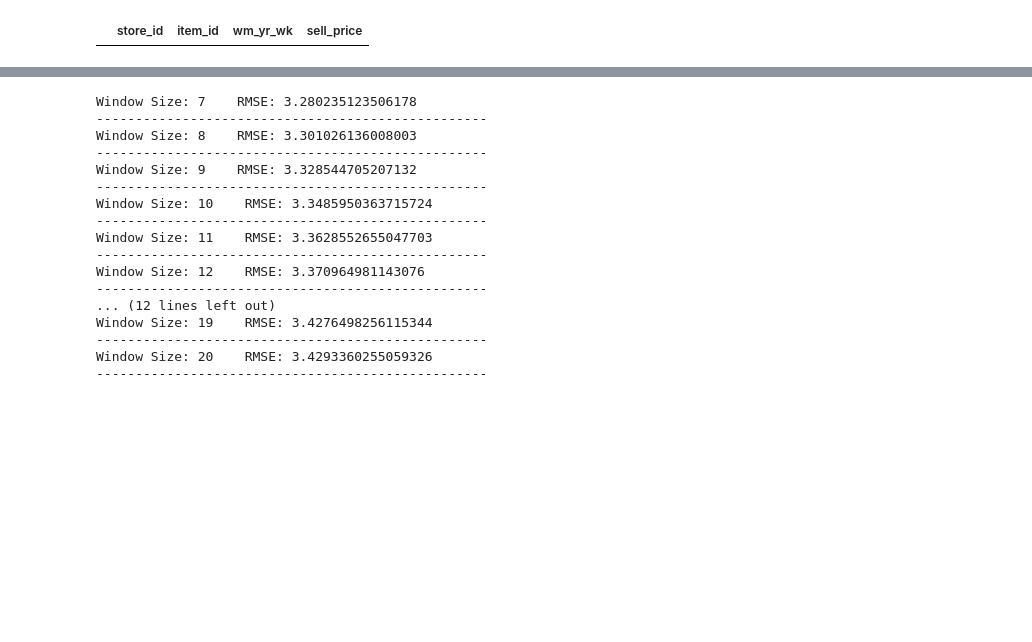
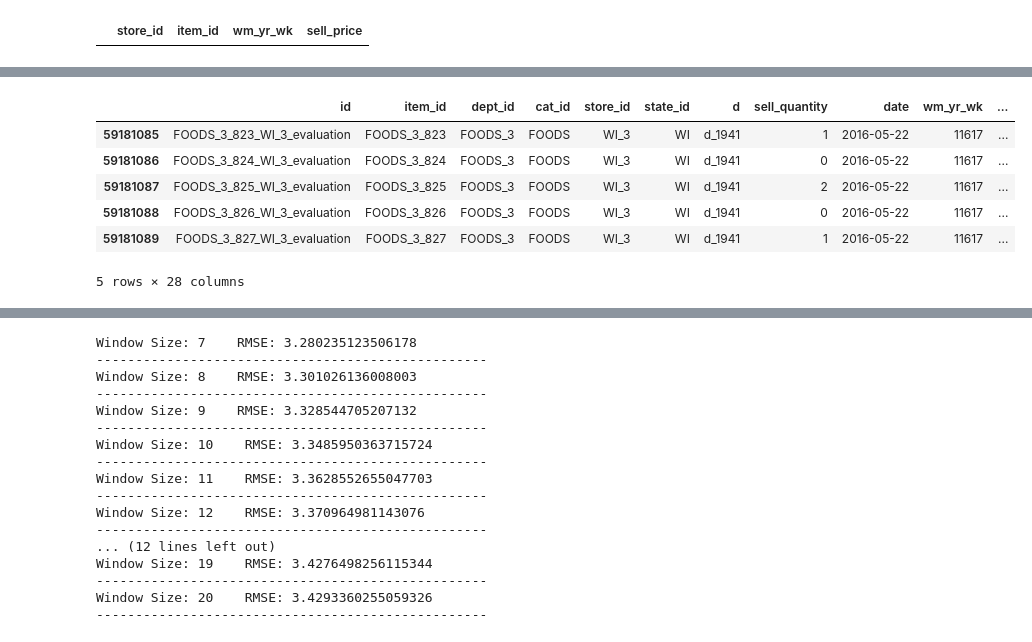
Before and after one commit to yoheita/Springboard, a Jupyter notebook: Capstone Project 2/Draft/Capstone_Project_Data_Wrangle_final.ipynb, the cells around one changed output, grey strips where cells are left out. Saved outputs shown, nothing was run; the diff lists cells and outputs as text; code cells hidden in the pictures; blank space fills up the shorter version.

```diff
--- a/Capstone Project 2/Draft/Capstone_Project_Data_Wrangle_final.ipynb
+++ b/Capstone Project 2/Draft/Capstone_Project_Data_Wrangle_final.ipynb
@@ -668,8 +673,8 @@ df_sell_price_original.loc[df_sell_price_original['sell_price'] ==0]
 final_df=pd.melt(df_evaluation,id_vars=['id','item_id','dept_id','cat_id','store_id','state_id'],var_name='d',value_name='sell_quantity')
 final_df=pd.merge(final_df,df_calender,on='d',how='left')
 final_df=pd.merge(final_df,df_sell_price_original, on=['item_id','store_id','wm_yr_wk'], how='left')
-final_df['day'] = final_df['d'].str.split("_").str[1]
-final_df['day'] = final_df['day'].astype('int16')
+# final_df['day'] = final_df['d'].str.split("_").str[1]
+# final_df['day'] = final_df['day'].astype('int16')
 # %%
 # final_df = final_df.drop('d', axis = 1)
 # %%
@@ -693,2 +718,2 @@ final_df.loc[final_df['sell_price'].isna() == True].count().sum()
 # %%
-final_df.loc[final_df['sell_quantity'] == 0].count().sum()
+final_df=final_df.dropna()
@@ -696,0 +744,2 @@ final_df.loc[final_df['sell_quantity'] == 0].count().sum()
+# %%
+final_df.loc[:, 'daily_sell'] = final_df.loc[:,'sell_price'] * final_df.loc[:,'sell_quantity']
@@ -697,3 +757,13 @@ final_df.loc[final_df['sell_quantity'] == 0].count().sum()
+# %%
+final_df.tail()
+# %% [output]
+|  | id | item_id | dept_id | cat_id | store_id | state_id | d | sell_quantity | date | wm_yr_wk | ... |
+| 59181085 | FOODS_3_823_WI_3_evaluation | FOODS_3_823 | FOODS_3 | FOODS | WI_3 | WI | d_1941 | 1 | 2016-05-22 | 11617 | ... |
+| 59181086 | FOODS_3_824_WI_3_evaluation | FOODS_3_824 | FOODS_3 | FOODS | WI_3 | WI | d_1941 | 0 | 2016-05-22 | 11617 | ... |
+| 59181087 | FOODS_3_825_WI_3_evaluation | FOODS_3_825 | FOODS_3 | FOODS | WI_3 | WI | d_1941 | 2 | 2016-05-22 | 11617 | ... |
+| 59181088 | FOODS_3_826_WI_3_evaluation | FOODS_3_826 | FOODS_3 | FOODS | WI_3 | WI | d_1941 | 0 | 2016-05-22 | 11617 | ... |
+| 59181089 | FOODS_3_827_WI_3_evaluation | FOODS_3_827 | FOODS_3 | FOODS | WI_3 | WI | d_1941 | 1 | 2016-05-22 | 11617 | ... |
+5 rows × 28 columns
 # %%
 def evaluating_item(product_table, product_name):
 
```
Also changed, not shown: parts of 19 cells of this notebook.
